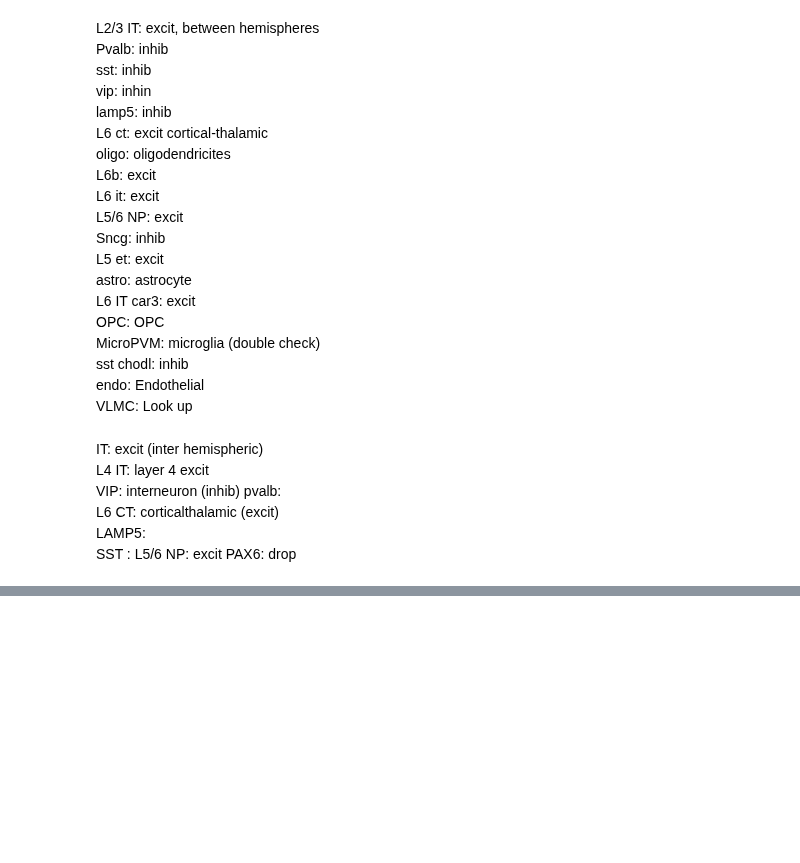
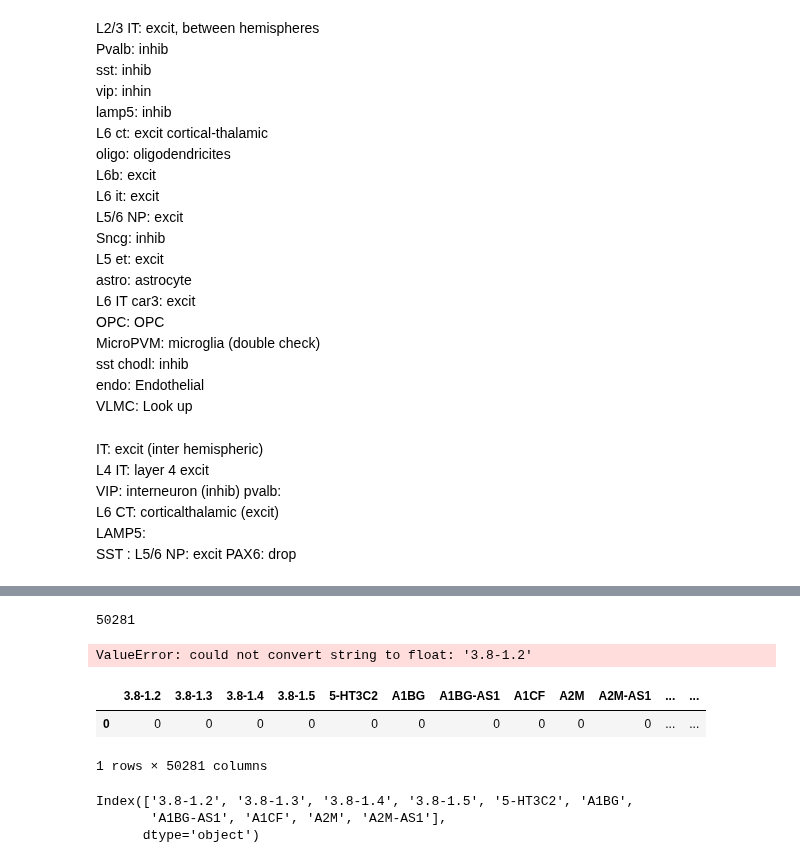
Before and after one commit to jlehrer1/comparative-organoids, a Jupyter notebook: notebooks/external_data_exploration_01.ipynb, the cells around one changed output, grey strips where cells are left out. Drawn from its saved outputs; the diff is of its cells as text; code cells hidden in the pictures; blank space fills up the shorter version.

```diff
--- a/notebooks/external_data_exploration_01.ipynb
+++ b/notebooks/external_data_exploration_01.ipynb
@@ -319,0 +356,22 @@ test
+# %%
+len(test[4][0])
+# %% [output]
+50281
+# %%
+test[0]
+# %% [output]
+ValueError: could not convert string to float: '3.8-1.2'
+# %%
+df = pd.read_csv('../data/interim/allen_cortex_T.csv', nrows=1, header=1)
+# %%
+df
+# %% [output]
+|  | 3.8-1.2 | 3.8-1.3 | 3.8-1.4 | 3.8-1.5 | 5-HT3C2 | A1BG | A1BG-AS1 | A1CF | A2M | A2M-AS1 | ... | ... |
+| 0 | 0 | 0 | 0 | 0 | 0 | 0 | 0 | 0 | 0 | 0 | ... | ... |
+1 rows × 50281 columns
+# %%
+df.columns[0:10]
+# %% [output]
+Index(['3.8-1.2', '3.8-1.3', '3.8-1.4', '3.8-1.5', '5-HT3C2', 'A1BG',
+       'A1BG-AS1', 'A1CF', 'A2M', 'A2M-AS1'],
+      dtype='object')
```
Also changed, not shown: parts of 24 cells of this notebook, 3 other files.
